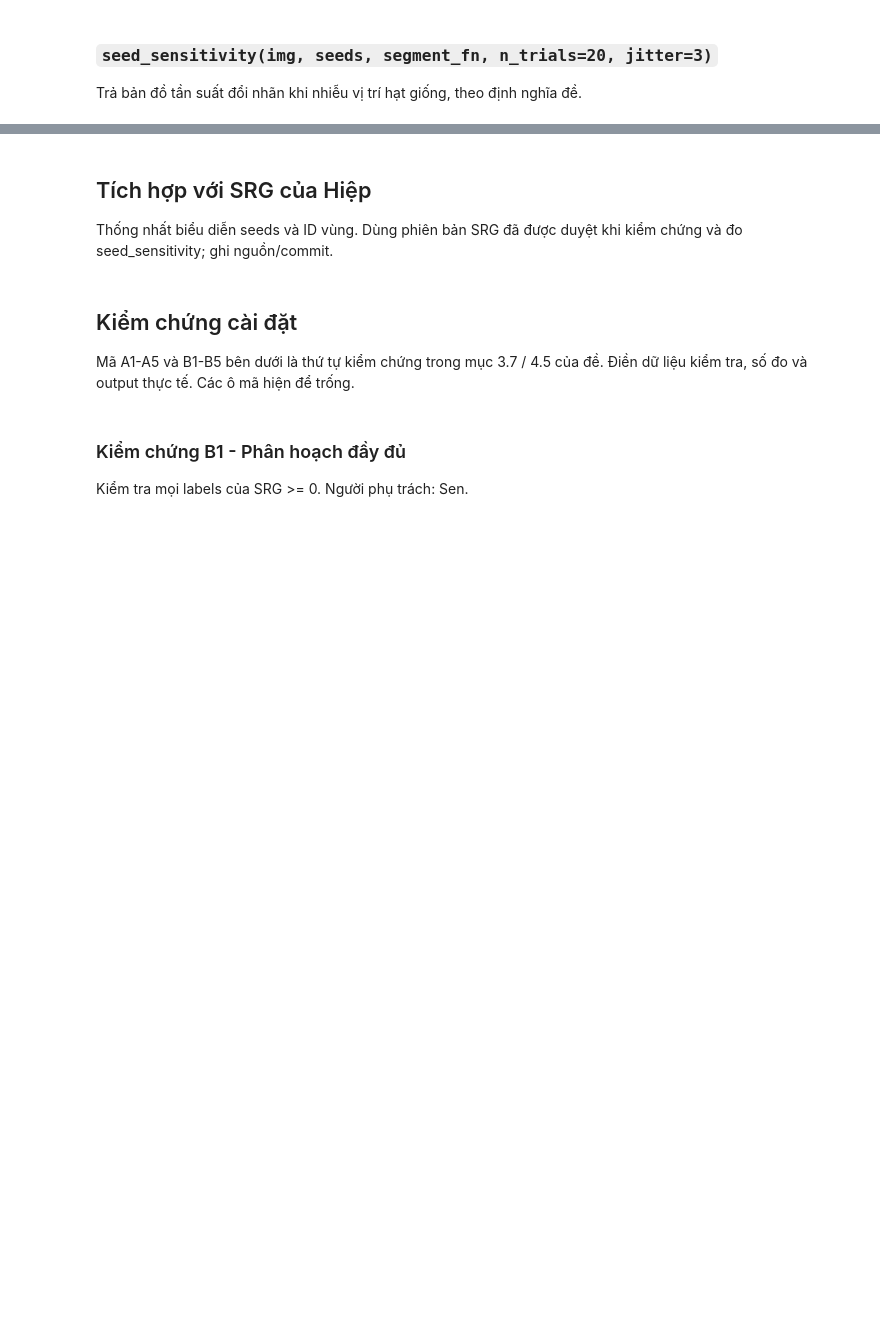
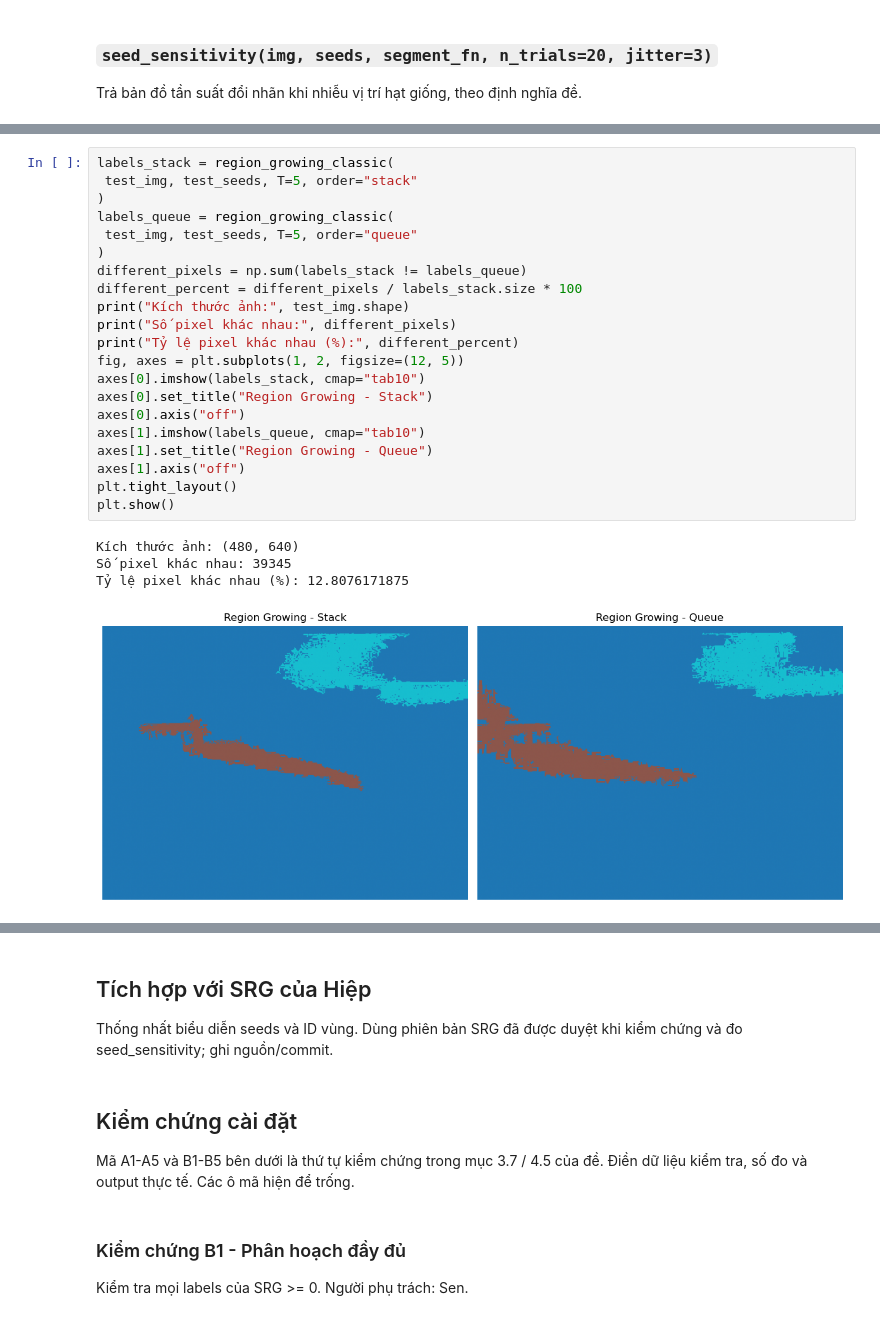
Before and after one commit to NguyenTanHiep07/xla-121036, a Jupyter notebook: bai_tap_2/lam_viec/bt2_sen.ipynb, the cells around one changed output, grey strips where cells are left out. Saved outputs shown, nothing was run; the diff lists cells and outputs as text; blank space fills up the shorter version.

```diff
--- a/bai_tap_2/lam_viec/bt2_sen.ipynb
+++ b/bai_tap_2/lam_viec/bt2_sen.ipynb
@@ -58,0 +315,26 @@ Trả bản đồ tần suất đổi nhãn khi nhiễu vị trí hạt giống,
+# %%
+labels_stack = region_growing_classic(
+ test_img, test_seeds, T=5, order="stack"
+)
+labels_queue = region_growing_classic(
+ test_img, test_seeds, T=5, order="queue"
+)
+different_pixels = np.sum(labels_stack != labels_queue)
+different_percent = different_pixels / labels_stack.size * 100
+print("Kích thước ảnh:", test_img.shape)
+print("Số pixel khác nhau:", different_pixels)
+print("Tỷ lệ pixel khác nhau (%):", different_percent)
+fig, axes = plt.subplots(1, 2, figsize=(12, 5))
+axes[0].imshow(labels_stack, cmap="tab10")
+axes[0].set_title("Region Growing - Stack")
+axes[0].axis("off")
+axes[1].imshow(labels_queue, cmap="tab10")
+axes[1].set_title("Region Growing - Queue")
+axes[1].axis("off")
+plt.tight_layout()
+plt.show()
+# %% [output]
+Kích thước ảnh: (480, 640)
+Số pixel khác nhau: 39345
+Tỷ lệ pixel khác nhau (%): 12.8076171875
+[figure, added]
```
Also changed, not shown: parts of 9 cells of this notebook.
